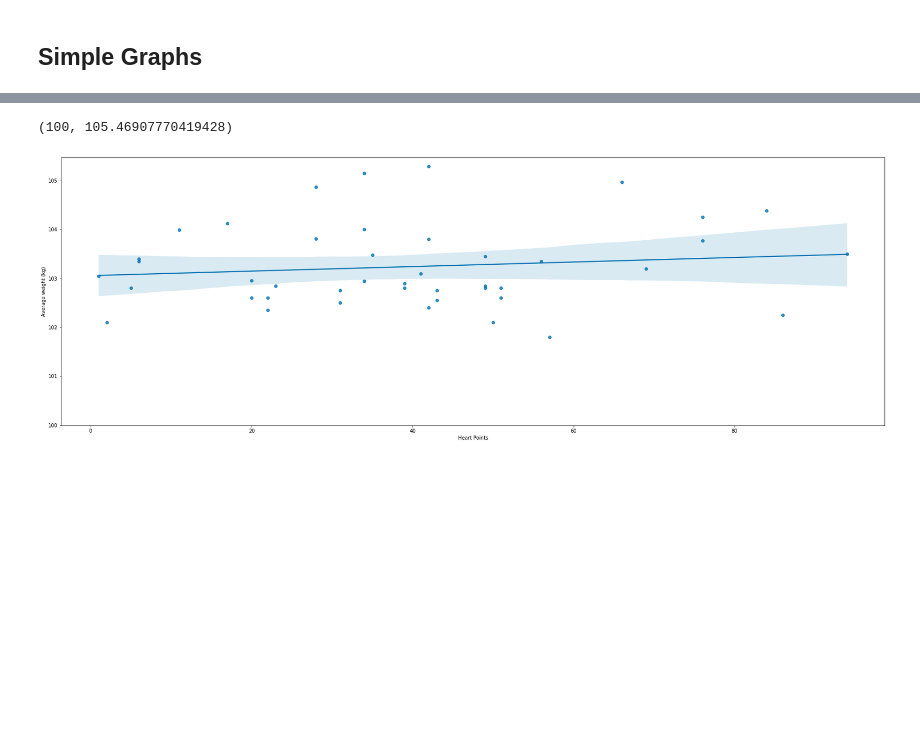
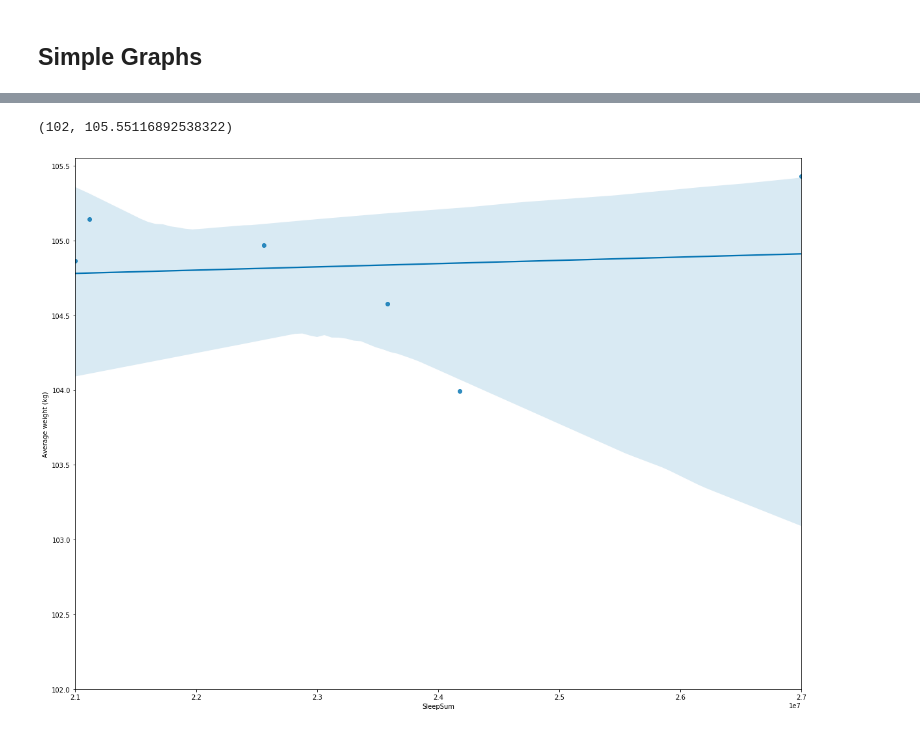
Before and after one commit to JamesIgoe/GoogleFitAnalysis, a Jupyter notebook: Analysis.ipynb, the cells around one changed output, grey strips where cells are left out. Cells and saved outputs as stored; diff of their text form; code cells hidden in the pictures; blank space fills up the shorter version.

```diff
--- a/Analysis.ipynb
+++ b/Analysis.ipynb
@@ -41,7 +41,7 @@ import pandas as pd
 # %% [markdown]
 ## Load Data And Explore
 # %%
-df_fit = pd.read_csv('2020-09-06 Daily Summaries.csv')
+df_fit = pd.read_csv('2020-09-09 Daily Summaries.csv')
 df_fit.tail()
 # %% [output]
 |  | Date | Calories (kcal) | Distance (m) | Average heart rate (bpm) | Max heart rate (bpm) | ... |
@@ -173,6 +173,8 @@ df_fit.index = pd.to_datetime(df_fit.index, format='%Y-%m-%d')
 ## Cleanse Data / Drop NA
 # %%
 df_fit = df_fit[df_fit.index > '2020-05-01']
+# %%
+df_fit.dropna(axis=1, how='all', inplace=True)
 # %% [markdown]
 ## Create Correlation Heat Map and List
 # %%
@@ -287,0 +283,7 @@ Sleep: 0.7583333333333333
+# %%
+df['SleepSum'] = df['Deep sleeping duration (ms)'] + df['Light sleeping duration (ms)'] + df['Sleep duration (ms)']
+df['sleepSumHours'] = df['SleepSum'] / 3600000
+print('Sleep:', AverageFunction(df['sleepSumHours'],2))
+print('Sleep (Median):', MedianFunction(df['sleepSumHours'], 2))
+print('Awake (Mean):', AverageFunction(df['Awake mid-sleeping duration (ms)'], 9) / 3600000)
+print('Awake (Median):', MedianFunction(df['Awake mid-sleeping duration (ms)'], 9) / 3600000)
@@ -320,8 +326,8 @@ plt.ylim(100,)
 # %%
-plt.figure(figsize=(30,10))
-sns.regplot(x='Heart Points', y='Average weight (kg)', data=df)
-plt.ylim(100,)
+plt.figure(figsize=(20,15))
+sns.regplot(x='SleepSum', y='Average weight (kg)', data=df)
+plt.ylim(102,)
 # %% [output]
-(100, 105.46907770419428)
+(102, 105.55116892538322)
-[figure, old version]
+[figure, new version]
 # %%
```
Also changed, not shown: parts of 23 cells of this notebook.
